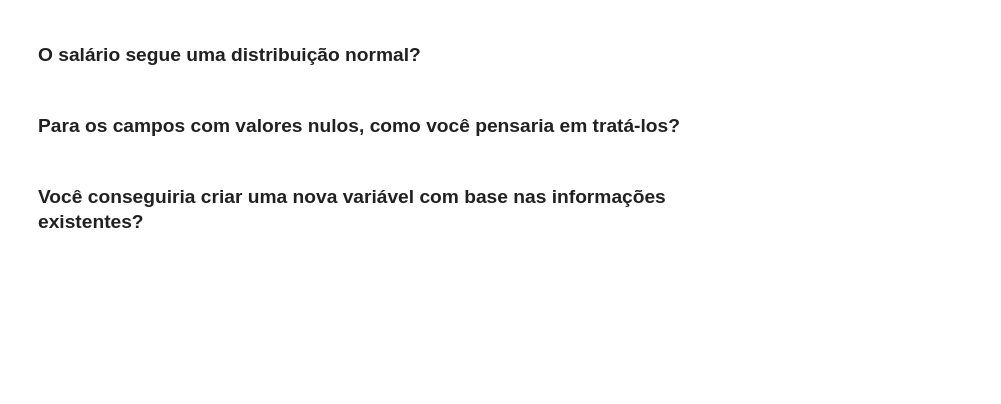
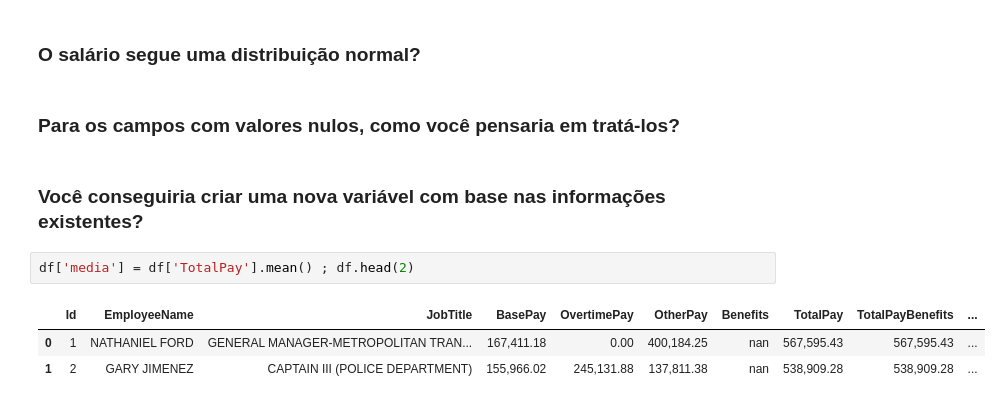
Before and after one commit to alexssandroos/learn_treinamento_atl, a Jupyter notebook: notebooks/Pandas/Pandas - Exercicio.ipynb, the cells around one changed output. Saved outputs shown, nothing was run; the diff lists cells and outputs as text; blank space fills up the shorter version.

```diff
--- a/notebooks/Pandas/Pandas - Exercicio.ipynb
+++ b/notebooks/Pandas/Pandas - Exercicio.ipynb
@@ -94,3 +118,9 @@ ValueError: The truth value of a Series is ambiguous. Use a.empty, a.bool(), a.i
 ### Para os campos com valores nulos, como você pensaria em tratá-los?
 # %% [markdown]
 ### Você conseguiria criar uma nova variável com base nas informações existentes?
+# %%
+df['media'] = df['TotalPay'].mean() ; df.head(2)
+# %% [output]
+|  | Id | EmployeeName | JobTitle | BasePay | OvertimePay | OtherPay | Benefits | TotalPay | TotalPayBenefits | ... |
+| 0 | 1 | NATHANIEL FORD | GENERAL MANAGER-METROPOLITAN TRAN... | 167,411.18 | 0.00 | 400,184.25 | nan | 567,595.43 | 567,595.43 | ... |
+| 1 | 2 | GARY JIMENEZ | CAPTAIN III (POLICE DEPARTMENT) | 155,966.02 | 245,131.88 | 137,811.38 | nan | 538,909.28 | 538,909.28 | ... |
```
Also changed, not shown: parts of 5 cells of this notebook, 1 other file.
